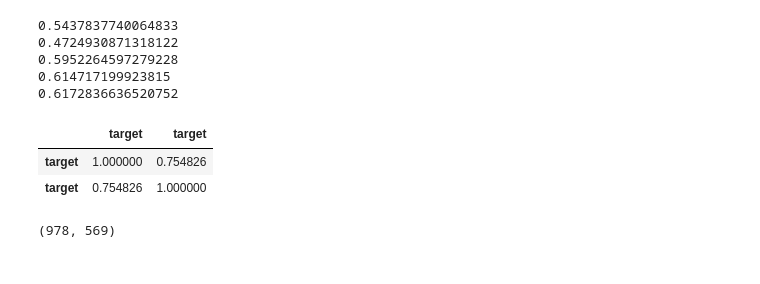
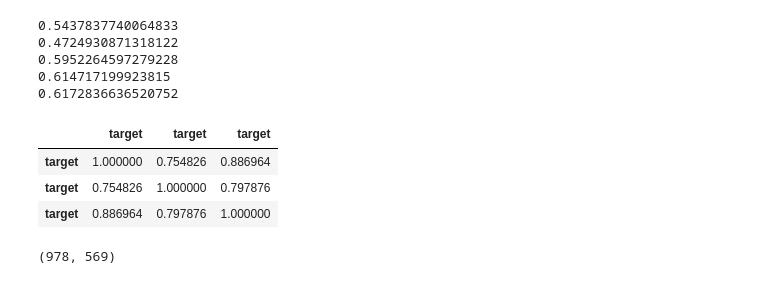
Before and after one commit to guchio3/kaggle-vsb, a Jupyter notebook: notebooks/e011_EDA.ipynb, the cells around one changed output. Saved outputs shown, nothing was run; the diff lists cells and outputs as text; code cells hidden in the pictures.

```diff
--- a/notebooks/e011_EDA.ipynb
+++ b/notebooks/e011_EDA.ipynb
@@ -229,14 +229,15 @@ for fold in range(5):
 0.6172836636520752
 # %%
 e008_df = pd.read_csv('../submissions/e008_2019-01-17-08-04-32_0.5673_0.139_sub.csv.gz', compression='gzip')
-e008_df = pd.read_csv('../submissions/e008_2019-01-17-08-04-32_0.5673_0.139_sub.csv.gz', compression='gzip')
 e012_df = pd.read_csv('../submissions/e012_2019-01-17-22-47-11_0.5947_sub.csv.gz', compression='gzip')
+e012_2_df = pd.read_csv('../submissions/e012_2019-01-17-23-11-06_0.5865_sub.csv.gz', compression='gzip')
 # %%
-pd.concat([e008_df.target, e012_df.target], axis=1).corr()
+pd.concat([e008_df.target, e012_df.target, e012_2_df.target], axis=1).corr()
 # %% [output]
-|  | target | target |
-| target | 1.000000 | 0.754826 |
-| target | 0.754826 | 1.000000 |
+|  | target | target | target |
+| target | 1.000000 | 0.754826 | 0.886964 |
+| target | 0.754826 | 1.000000 | 0.797876 |
+| target | 0.886964 | 0.797876 | 1.000000 |
 # %%
 e008_df.target.sum(), e012_df.target.sum()
 # %% [output]
```
Also changed, not shown: 2 other files.
